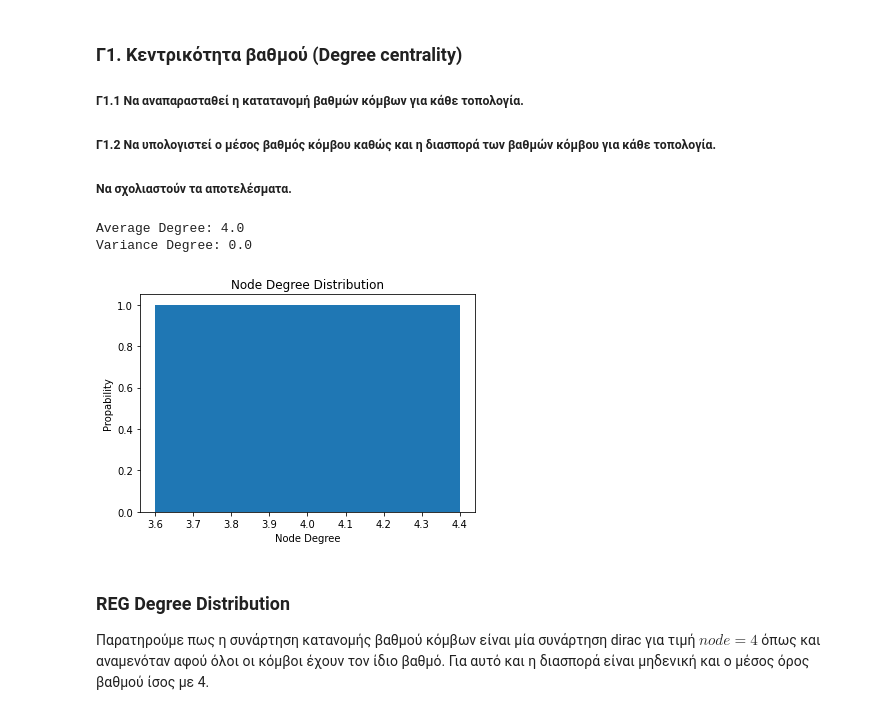
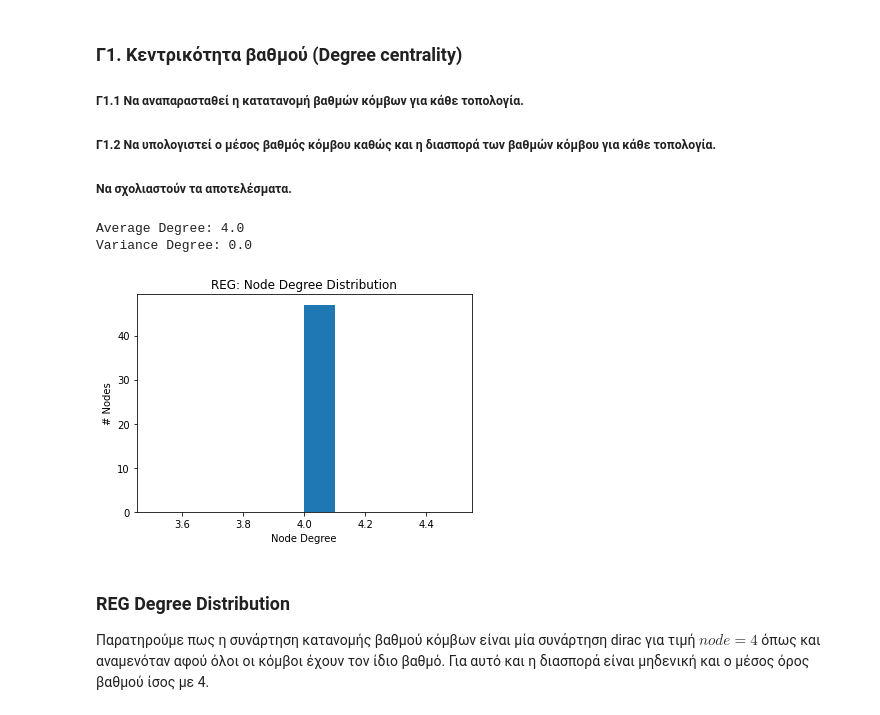
Before and after one commit to WinRout/ntua_sna, a Jupyter notebook: lab1/lab1_el18187.ipynb, the cells around one changed output. Saved outputs shown, nothing was run; the diff lists cells and outputs as text; code cells hidden in the pictures.

Commit message:
changes in distribution plots

```diff
--- a/lab1/lab1_el18187.ipynb
+++ b/lab1/lab1_el18187.ipynb
@@ -572,15 +572,12 @@ Center Nodes:
 ##### Γ1.2 Να υπολογιστεί ο μέσος βαθμός κόμβου καθώς και η διασπορά των βαθμών κόμβου για κάθε τοπολογία.
 ##### Να σχολιαστούν τα αποτελέσματα.
 # %%
-def find_degree(G):
-    degrees = sorted((d for n, d in G.degree()), reverse=True)
-    axis = np.unique(degrees, return_counts=True, axis=0)
-    X = axis[0]
-    Y = axis[1]/len(G)
-    plt.title("Node Degree Distribution")
-    plt.bar(X, Y)
+def find_degree(G, name):
+    degrees = [d for n, d in G.degree()]
+    plt.title(name + ": Node Degree Distribution")
+    plt.hist(degrees)
     plt.xlabel('Node Degree')
-    plt.ylabel('Propability')
+    plt.ylabel('# Nodes')
     summ = 0
     for degree in degrees:
         summ += degree
@@ -593,11 +590,11 @@ def find_degree(G):
 
     return
 # %%
-find_degree(REG)
+find_degree(REG, 'REG')
 # %% [output]
 Average Degree: 4.0
 Variance Degree: 0.0
-[figure, old version]
+[figure, new version]
 # %% [markdown]
 ### REG Degree Distribution
 Παρατηρούμε πως η συνάρτηση κατανομής βαθμού κόμβων είναι μία συνάρτηση dirac για τιμή $node=4$ όπως και αναμενόταν αφού όλοι οι κόμβοι έχουν τον ίδιο βαθμό. Για αυτό και η διασπορά είναι μηδενική και ο μέσος όρος βαθμού ίσος με 4.
```
Also changed, not shown: parts of 40 cells of this notebook.
